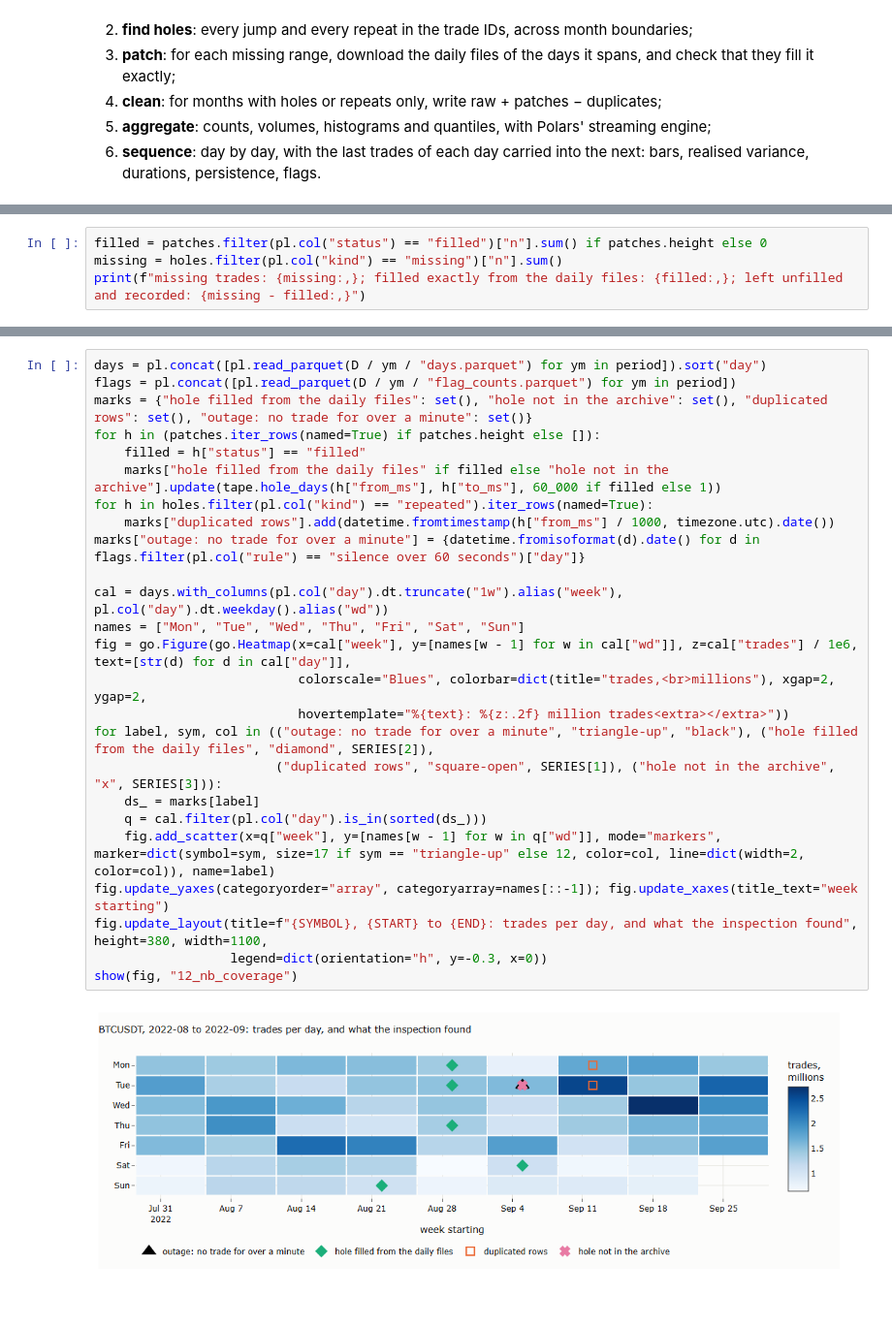
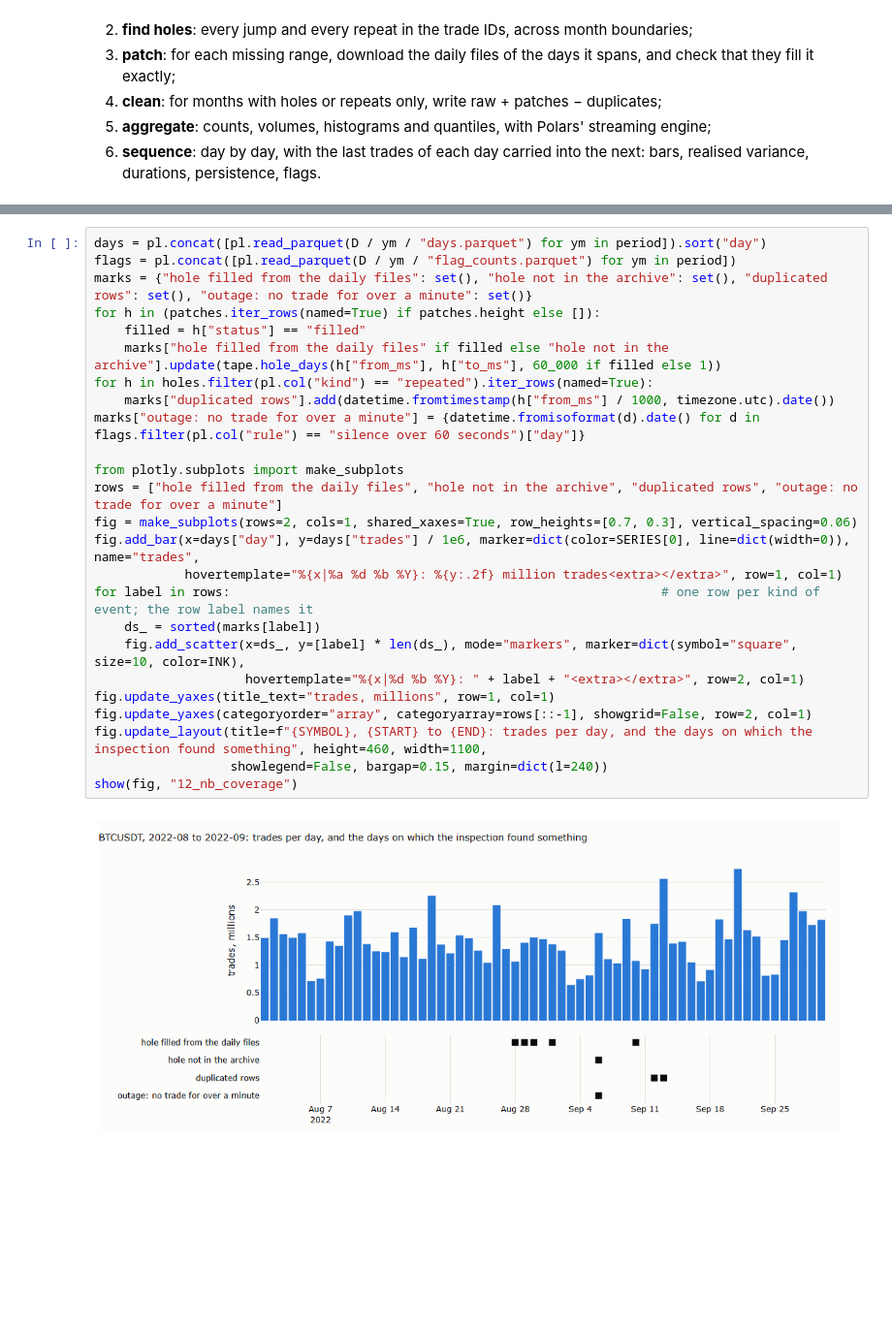
Before and after one commit to MaxGnesi/systematic-trading-notes, a Jupyter notebook: lectures/12-tick-data-the-tape/12_tick_data_the_tape.ipynb, the cells around one changed output, grey strips where cells are left out. Shown at 97% size. Cells and saved outputs as stored; diff of their text form; blank space fills up the shorter version.

```diff
--- a/lectures/12-tick-data-the-tape/12_tick_data_the_tape.ipynb
+++ b/lectures/12-tick-data-the-tape/12_tick_data_the_tape.ipynb
@@ -168,4 +188,0 @@ shape: (5, 8)
-# %%
-filled = patches.filter(pl.col("status") == "filled")["n"].sum() if patches.height else 0
-missing = holes.filter(pl.col("kind") == "missing")["n"].sum()
-print(f"missing trades: {missing:,}; filled exactly from the daily files: {filled:,}; left unfilled and recorded: {missing - filled:,}")
@@ -226,27 +242,27 @@ One cell per day; the colour is the number of trades. Marks show where the inspe
 # %%
 days = pl.concat([pl.read_parquet(D / ym / "days.parquet") for ym in period]).sort("day")
 flags = pl.concat([pl.read_parquet(D / ym / "flag_counts.parquet") for ym in period])
 marks = {"hole filled from the daily files": set(), "hole not in the archive": set(), "duplicated rows": set(), "outage: no trade for over a minute": set()}
 for h in (patches.iter_rows(named=True) if patches.height else []):
     filled = h["status"] == "filled"
     marks["hole filled from the daily files" if filled else "hole not in the archive"].update(tape.hole_days(h["from_ms"], h["to_ms"], 60_000 if filled else 1))
 for h in holes.filter(pl.col("kind") == "repeated").iter_rows(named=True):
     marks["duplicated rows"].add(datetime.fromtimestamp(h["from_ms"] / 1000, timezone.utc).date())
 marks["outage: no trade for over a minute"] = {datetime.fromisoformat(d).date() for d in flags.filter(pl.col("rule") == "silence over 60 seconds")["day"]}
 
-cal = days.with_columns(pl.col("day").dt.truncate("1w").alias("week"), pl.col("day").dt.weekday().alias("wd"))
-names = ["Mon", "Tue", "Wed", "Thu", "Fri", "Sat", "Sun"]
-fig = go.Figure(go.Heatmap(x=cal["week"], y=[names[w - 1] for w in cal["wd"]], z=cal["trades"] / 1e6, text=[str(d) for d in cal["day"]],
-                           colorscale="Blues", colorbar=dict(title="trades,<br>millions"), xgap=2, ygap=2,
-                           hovertemplate="%{text}: %{z:.2f} million trades<extra></extra>"))
-for label, sym, col in (("outage: no trade for over a minute", "triangle-up", "black"), ("hole filled from the daily files", "diamond", SERIES[2]),
-                        ("duplicated rows", "square-open", SERIES[1]), ("hole not in the archive", "x", SERIES[3])):
-    ds_ = marks[label]
-    q = cal.filter(pl.col("day").is_in(sorted(ds_)))
-    fig.add_scatter(x=q["week"], y=[names[w - 1] for w in q["wd"]], mode="markers", marker=dict(symbol=sym, size=17 if sym == "triangle-up" else 12, color=col, line=dict(width=2, color=col)), name=label)
-fig.update_yaxes(categoryorder="array", categoryarray=names[::-1]); fig.update_xaxes(title_text="week starting")
-fig.update_layout(title=f"{SYMBOL}, {START} to {END}: trades per day, and what the inspection found", height=380, width=1100,
-                  legend=dict(orientation="h", y=-0.3, x=0))
+from plotly.subplots import make_subplots
+rows = ["hole filled from the daily files", "hole not in the archive", "duplicated rows", "outage: no trade for over a minute"]
+fig = make_subplots(rows=2, cols=1, shared_xaxes=True, row_heights=[0.7, 0.3], vertical_spacing=0.06)
+fig.add_bar(x=days["day"], y=days["trades"] / 1e6, marker=dict(color=SERIES[0], line=dict(width=0)), name="trades",
+            hovertemplate="%{x|%a %d %b %Y}: %{y:.2f} million trades<extra></extra>", row=1, col=1)
+for label in rows:                                                         # one row per kind of event; the row label names it
+    ds_ = sorted(marks[label])
+    fig.add_scatter(x=ds_, y=[label] * len(ds_), mode="markers", marker=dict(symbol="square", size=10, color=INK),
+                    hovertemplate="%{x|%d %b %Y}: " + label + "<extra></extra>", row=2, col=1)
+fig.update_yaxes(title_text="trades, millions", row=1, col=1)
+fig.update_yaxes(categoryorder="array", categoryarray=rows[::-1], showgrid=False, row=2, col=1)
+fig.update_layout(title=f"{SYMBOL}, {START} to {END}: trades per day, and the days on which the inspection found something", height=460, width=1100,
+                  showlegend=False, bargap=0.15, margin=dict(l=240))
 show(fig, "12_nb_coverage")
 # %% [output]
-[figure, old version]
+[figure, new version]
```
Also changed, not shown: parts of 54 cells of this notebook, 7 other files.
